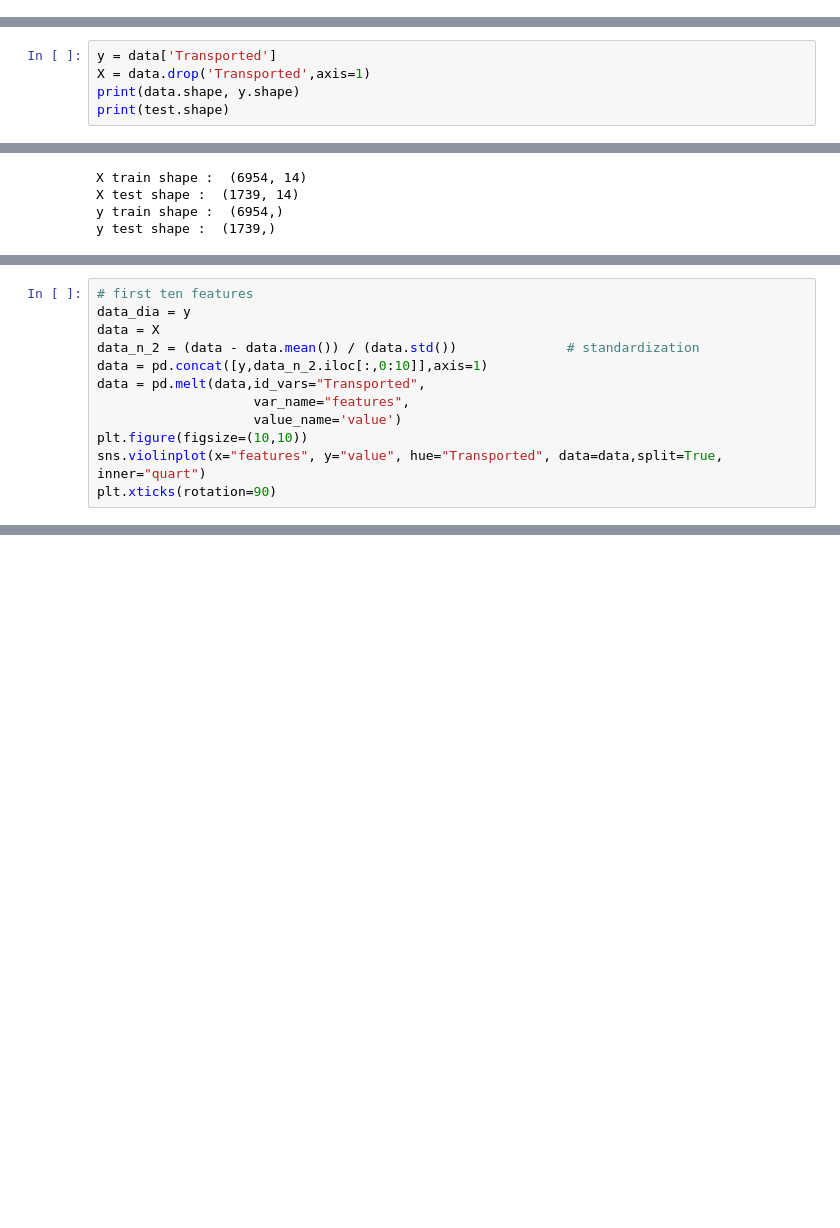
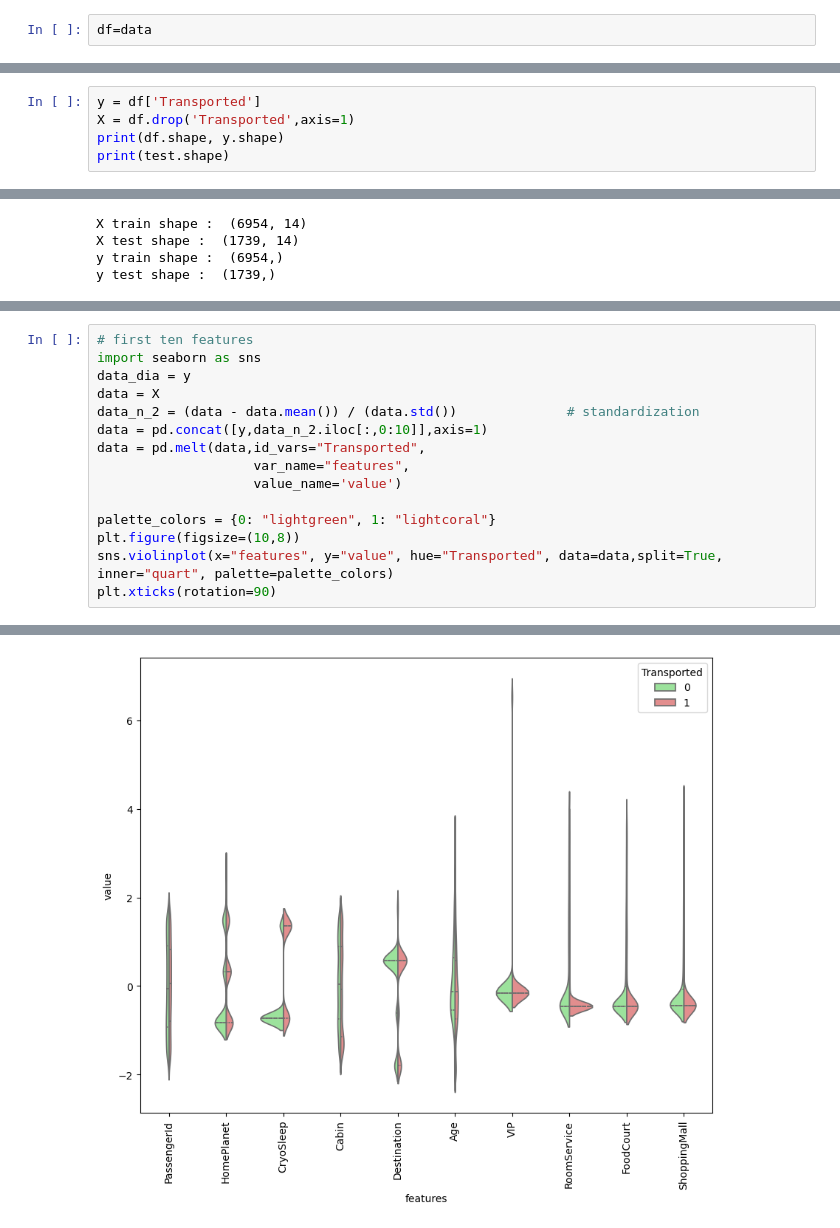
Before and after one commit to 22f3000082/ML-project, a Jupyter notebook: spaceship.ipynb, the cells around one changed output, grey strips where cells are left out. Saved outputs shown, nothing was run; the diff lists cells and outputs as text; blank space fills up the shorter version.

Commit message:
violin plot

```diff
--- a/spaceship.ipynb
+++ b/spaceship.ipynb
@@ -326,3 +326,5 @@ data.head()
 | 2 | 2 | 1 | 0 | 1 | 2 | 58 | 1 | 43 | 1206 | ... |
 | 3 | 3 | 1 | 0 | 1 | 2 | 33 | 0 | 0 | 806 | ... |
 | 4 | 4 | 0 | 0 | 2186 | 2 | 16 | 0 | 277 | 69 | ... |
+# %%
+df=data
@@ -449,5 +476,5 @@ plt.xticks(rotation=90)
 # %%
-y = data['Transported']
-X = data.drop('Transported',axis=1)
-print(data.shape, y.shape)
+y = df['Transported']
+X = df.drop('Transported',axis=1)
+print(df.shape, y.shape)
 print(test.shape)
@@ -476,5 +504,6 @@ X_train.head()
 # %%
 # first ten features
+import seaborn as sns
 data_dia = y
 data = X
 data_n_2 = (data - data.mean()) / (data.std())              # standardization
@@ -482,6 +511,9 @@ data = pd.concat([y,data_n_2.iloc[:,0:10]],axis=1)
 data = pd.melt(data,id_vars="Transported",
                     var_name="features",
                     value_name='value')
-plt.figure(figsize=(10,10))
-sns.violinplot(x="features", y="value", hue="Transported", data=data,split=True, inner="quart")
+
+palette_colors = {0: "lightgreen", 1: "lightcoral"}
+plt.figure(figsize=(10,8))
+sns.violinplot(x="features", y="value", hue="Transported", data=data,split=True, inner="quart", palette=palette_colors)
 plt.xticks(rotation=90)
+# %% [output]
@@ -487,0 +531 @@ plt.xticks(rotation=90)
+[figure, added]
```
Also changed, not shown: parts of 8 cells of this notebook.
